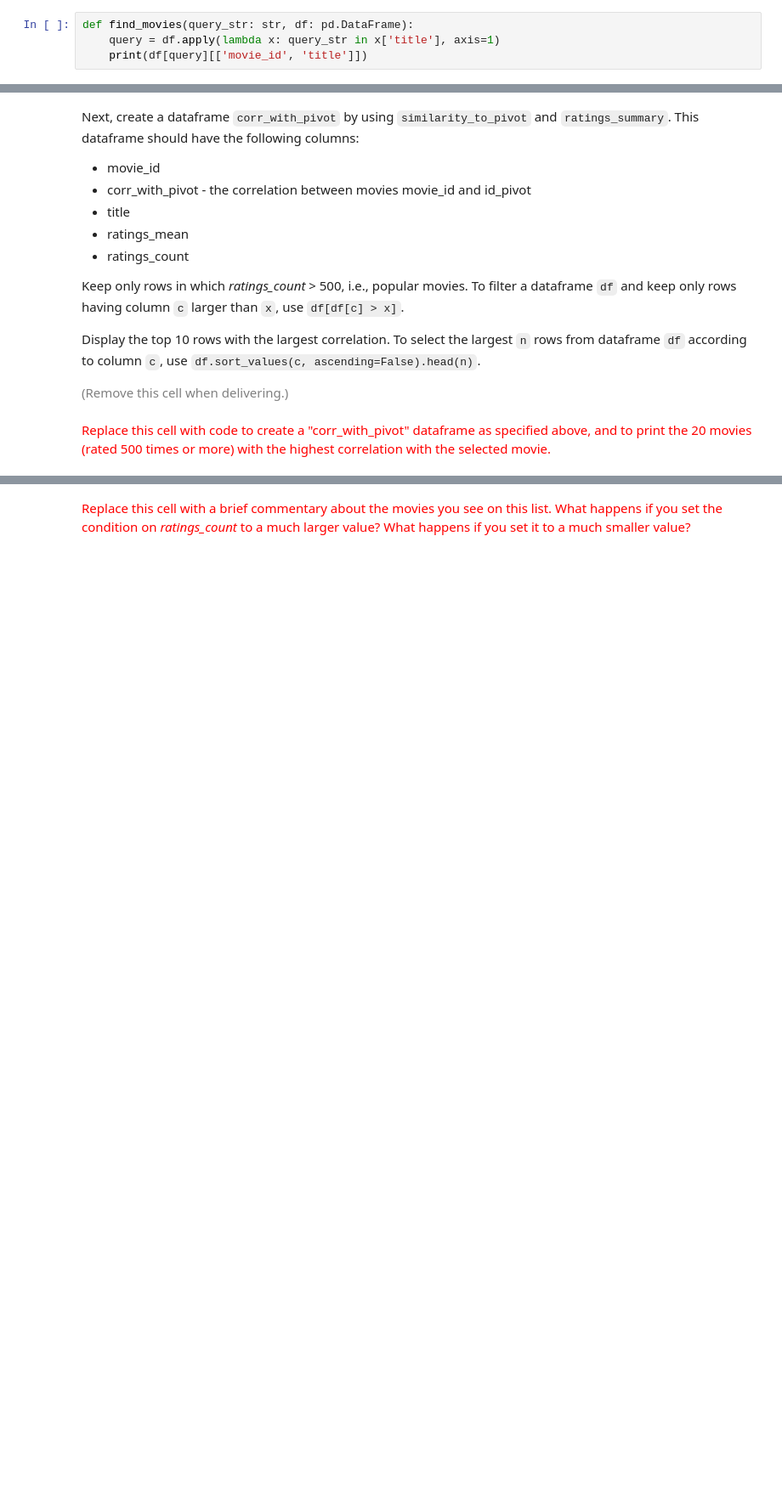
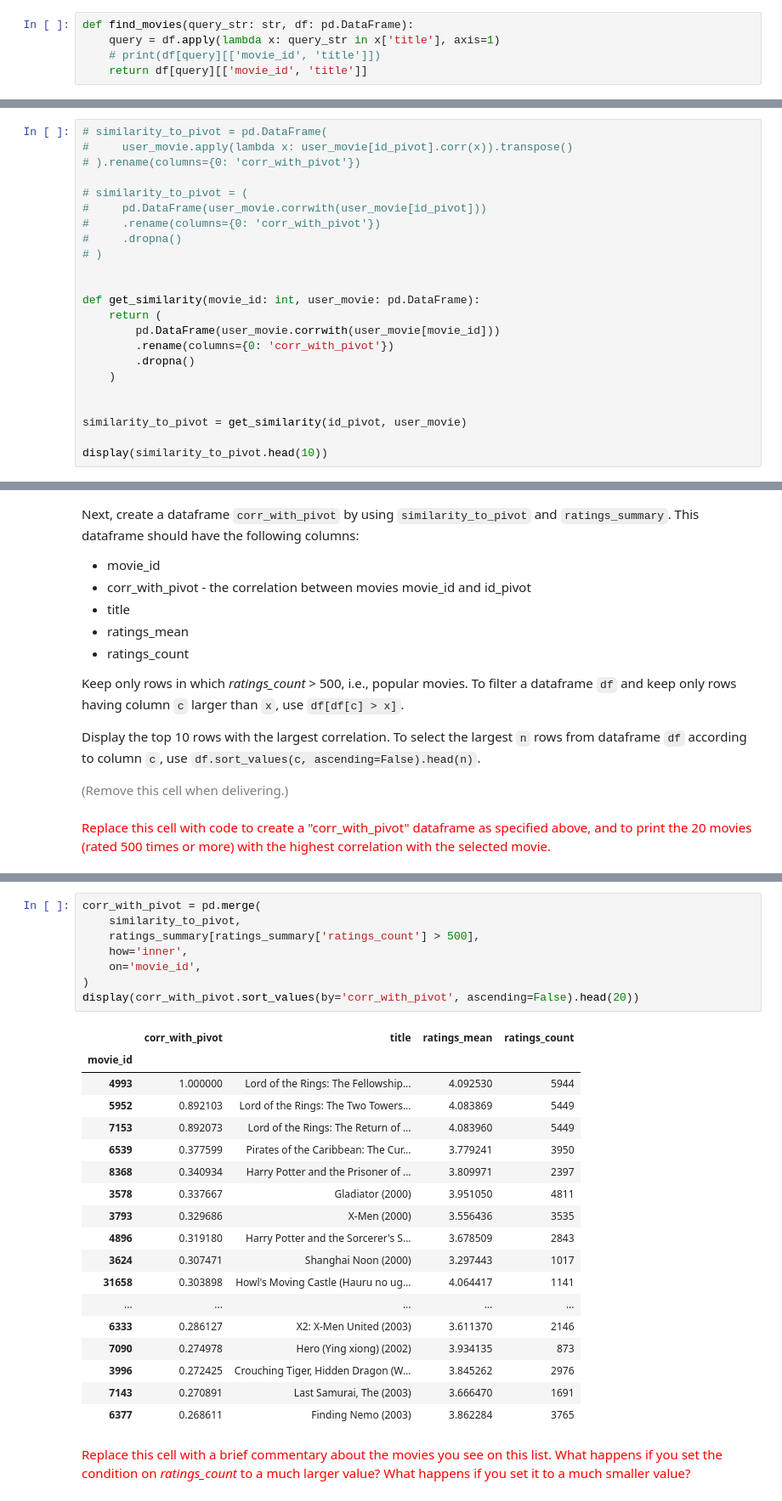
Before and after one commit to LucaFranceschi01/MDM-2024, a Jupyter notebook: ps05-06_rec_systems/ps06_item_based_recsys.ipynb, the cells around one changed output, grey strips where cells are left out. Shown at 85% size. Drawn from its saved outputs; the diff is of its cells as text; blank space fills up the shorter version.

```diff
--- a/ps05-06_rec_systems/ps06_item_based_recsys.ipynb
+++ b/ps05-06_rec_systems/ps06_item_based_recsys.ipynb
@@ -108,7 +109,8 @@ display(ratings.head(5))
 # %%
 def find_movies(query_str: str, df: pd.DataFrame):
     query = df.apply(lambda x: query_str in x['title'], axis=1)
-    print(df[query][['movie_id', 'title']])
+    # print(df[query][['movie_id', 'title']])
+    return df[query][['movie_id', 'title']]
 # %%
 # LEAVE AS-IS
 
@@ -399,3 +462,26 @@ Store the result in a new dataframe named `similarity_to_pivot` containing two c
 <font size="-1" color="gray">(Remove this cell when delivering.)</font>
 # %% [markdown]
 <font size="+1" color="red">Replace this cell with code to create a "similarity_to_pivot" series that contains the computed correlations, droping the NaNs in the series.</font>
+# %%
+# similarity_to_pivot = pd.DataFrame(
+#     user_movie.apply(lambda x: user_movie[id_pivot].corr(x)).transpose()
+# ).rename(columns={0: 'corr_with_pivot'})
+
+# similarity_to_pivot = (
+#     pd.DataFrame(user_movie.corrwith(user_movie[id_pivot]))
+#     .rename(columns={0: 'corr_with_pivot'})
+#     .dropna()
+# )
+
+
+def get_similarity(movie_id: int, user_movie: pd.DataFrame):
+    return (
+        pd.DataFrame(user_movie.corrwith(user_movie[movie_id]))
+        .rename(columns={0: 'corr_with_pivot'})
+        .dropna()
+    )
+
+
+similarity_to_pivot = get_similarity(id_pivot, user_movie)
+
+display(similarity_to_pivot.head(10))
@@ -418,2 +534,29 @@ Display the top 10 rows with the largest correlation. To select the largest `n`
+# %%
+corr_with_pivot = pd.merge(
+    similarity_to_pivot,
+    ratings_summary[ratings_summary['ratings_count'] > 500],
+    how='inner',
+    on='movie_id',
+)
+display(corr_with_pivot.sort_values(by='corr_with_pivot', ascending=False).head(20))
+# %% [output]
+|  | corr_with_pivot | title | ratings_mean | ratings_count |
+| movie_id |  |  |  |  |
+| 4993 | 1.000000 | Lord of the Rings: The Fellowship... | 4.092530 | 5944 |
+| 5952 | 0.892103 | Lord of the Rings: The Two Towers... | 4.083869 | 5449 |
+| 7153 | 0.892073 | Lord of the Rings: The Return of ... | 4.083960 | 5449 |
+| 6539 | 0.377599 | Pirates of the Caribbean: The Cur... | 3.779241 | 3950 |
+| 8368 | 0.340934 | Harry Potter and the Prisoner of ... | 3.809971 | 2397 |
+| 3578 | 0.337667 | Gladiator (2000) | 3.951050 | 4811 |
+| 3793 | 0.329686 | X-Men (2000) | 3.556436 | 3535 |
+| 4896 | 0.319180 | Harry Potter and the Sorcerer's S... | 3.678509 | 2843 |
+| 3624 | 0.307471 | Shanghai Noon (2000) | 3.297443 | 1017 |
+| 31658 | 0.303898 | Howl's Moving Castle (Hauru no ug... | 4.064417 | 1141 |
+| ... | ... | ... | ... | ... |
+| 6333 | 0.286127 | X2: X-Men United (2003) | 3.611370 | 2146 |
+| 7090 | 0.274978 | Hero (Ying xiong) (2002) | 3.934135 | 873 |
+| 3996 | 0.272425 | Crouching Tiger, Hidden Dragon (W... | 3.845262 | 2976 |
+| 7143 | 0.270891 | Last Samurai, The (2003) | 3.666470 | 1691 |
+| 6377 | 0.268611 | Finding Nemo (2003) | 3.862284 | 3765 |
 # %% [markdown]
 <font size="+1" color="red">Replace this cell with a brief commentary about the movies you see on this list. What happens if you set the condition on *ratings_count* to a much larger value? What happens if you set it to a much smaller value?</font>
```
Also changed, not shown: parts of 26 cells of this notebook.
